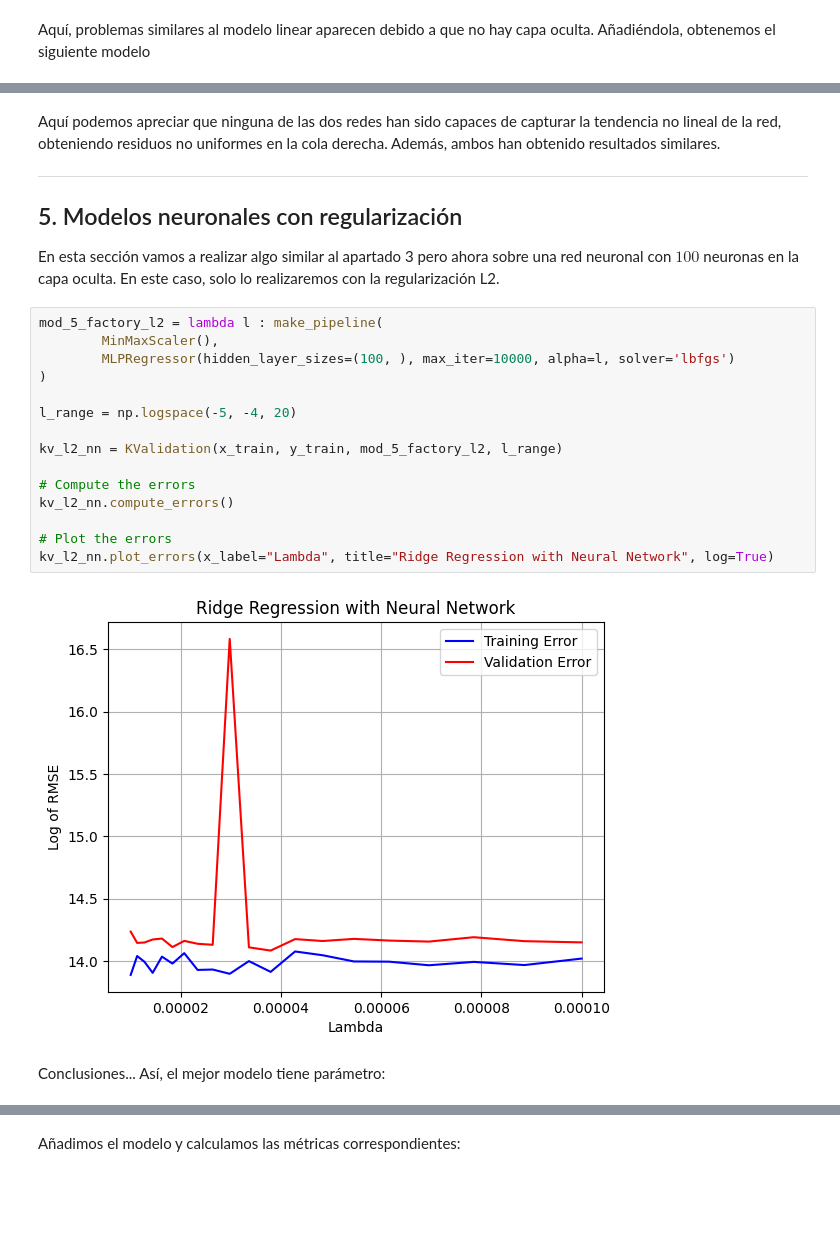
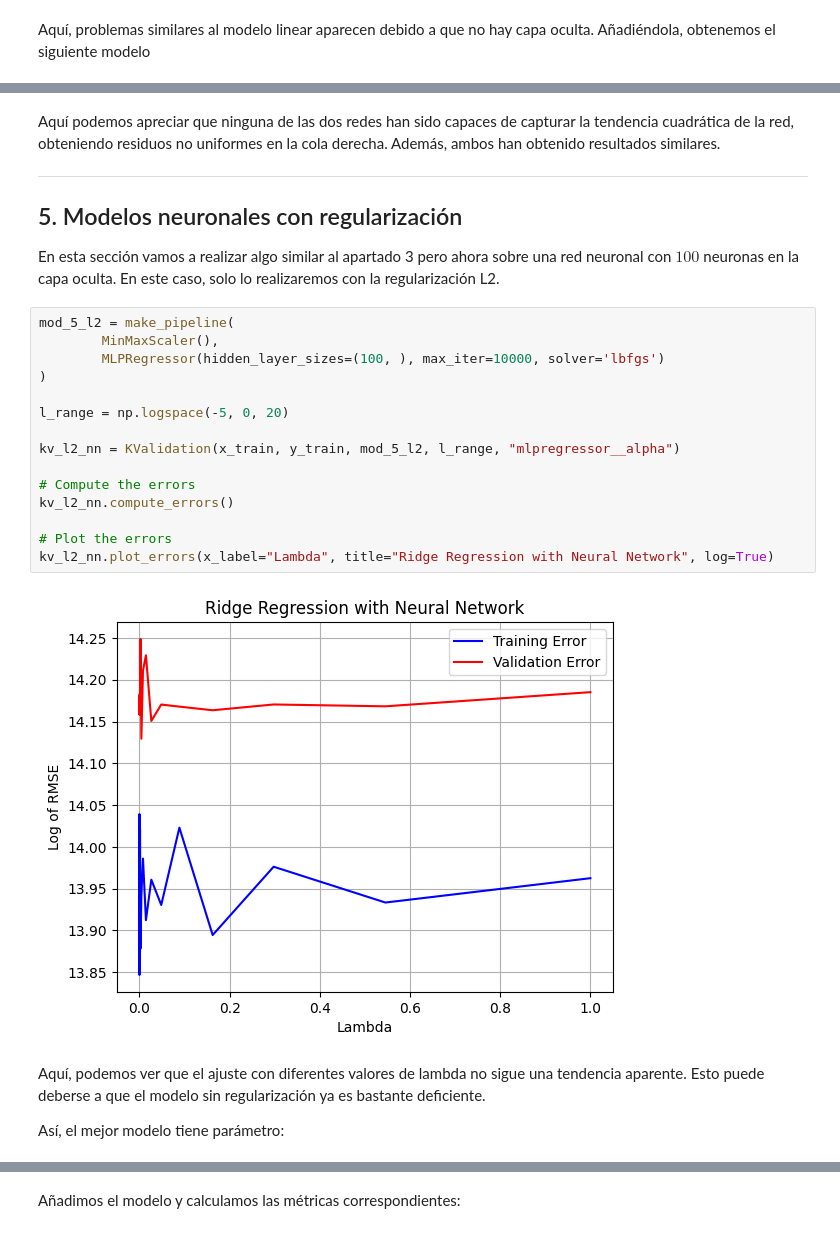
Before and after one commit to Davidjmz12/Automatic-Learning, a Jupyter notebook: Lab-02/P2.ipynb, the cells around one changed output, grey strips where cells are left out. Drawn from its saved outputs; the diff is of its cells as text; blank space fills up the shorter version.

```diff
--- a/Lab-02/P2.ipynb
+++ b/Lab-02/P2.ipynb
@@ -639,30 +641,32 @@ model_4_h.compute_metrics()
 [figure]
 # %% [markdown]
-Aquí podemos apreciar que ninguna de las dos redes han sido capaces de capturar la tendencia no lineal de la red, obteniendo residuos no uniformes en la cola derecha. Además, ambos han obtenido resultados similares.
+Aquí podemos apreciar que ninguna de las dos redes han sido capaces de capturar la tendencia cuadrática de la red, obteniendo residuos no uniformes en la cola derecha. Además, ambos han obtenido resultados similares.
 
 ---
 ## 5. Modelos neuronales con regularización
 
 En esta sección vamos a realizar algo similar al apartado 3 pero ahora sobre una red neuronal con $100$ neuronas en la capa oculta. En este caso, solo lo realizaremos con la regularización L2.
 # %%
-mod_5_factory_l2 = lambda l : make_pipeline(
+mod_5_l2 = make_pipeline(
         MinMaxScaler(),
-        MLPRegressor(hidden_layer_sizes=(100, ), max_iter=10000, alpha=l, solver='lbfgs')
+        MLPRegressor(hidden_layer_sizes=(100, ), max_iter=10000, solver='lbfgs')
 )
 
-l_range = np.logspace(-5, -4, 20)
+l_range = np.logspace(-5, 0, 20)
 
-kv_l2_nn = KValidation(x_train, y_train, mod_5_factory_l2, l_range)
+kv_l2_nn = KValidation(x_train, y_train, mod_5_l2, l_range, "mlpregressor__alpha")
 
 # Compute the errors
 kv_l2_nn.compute_errors()
 
 # Plot the errors
 kv_l2_nn.plot_errors(x_label="Lambda", title="Ridge Regression with Neural Network", log=True)
 # %% [output]
-[figure, old version]
+[figure, new version]
 # %% [markdown]
-Conclusiones...
+Aquí, podemos ver que el ajuste con diferentes valores de lambda no sigue una tendencia aparente. Esto puede deberse a que el modelo sin regularización ya es bastante deficiente.
+
+
 Así, el mejor modelo tiene parámetro:
 # %%
 print("Mejor lambda : ", kv_l2_nn.get_best_hyperparameter())
```
Also changed, not shown: parts of 18 cells of this notebook.
